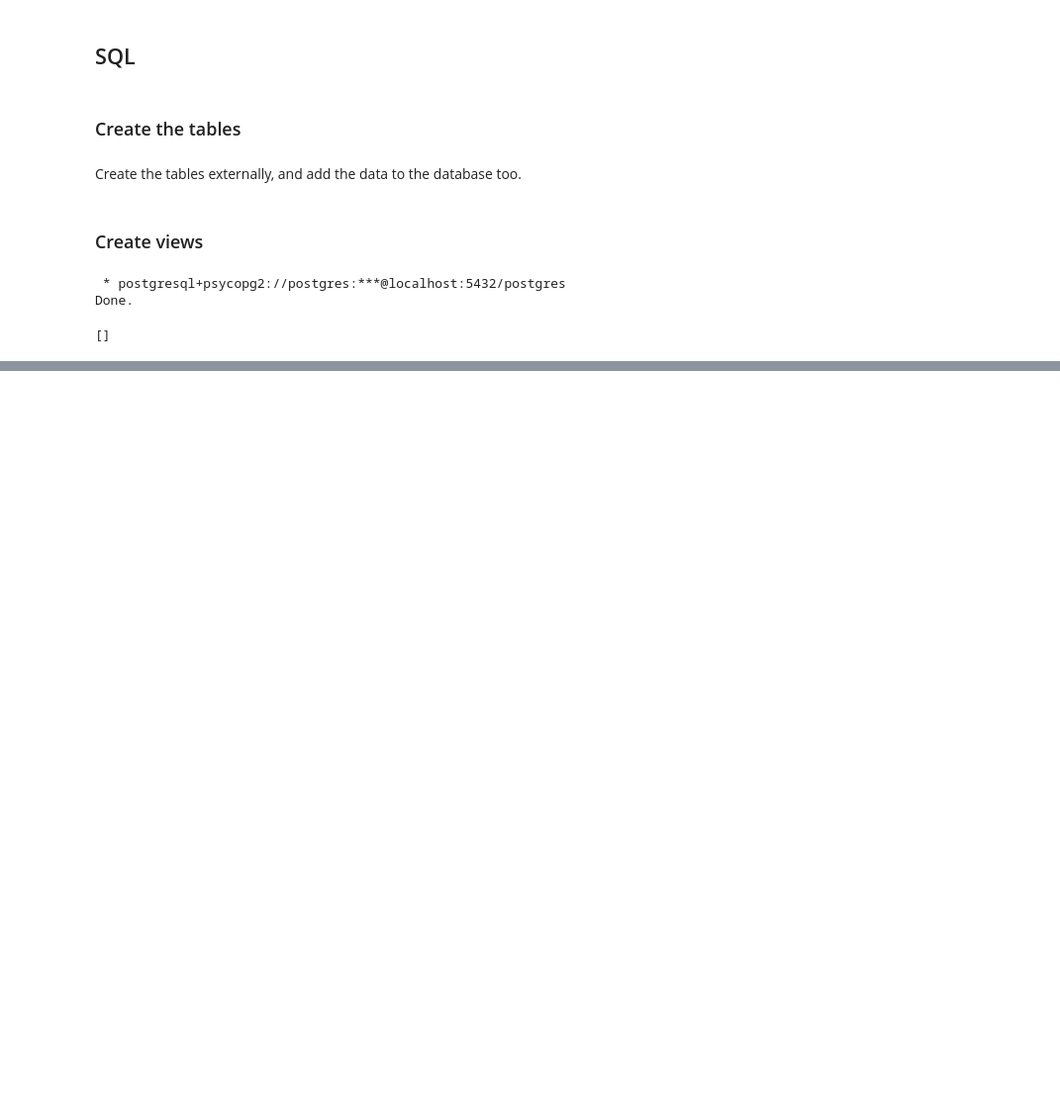
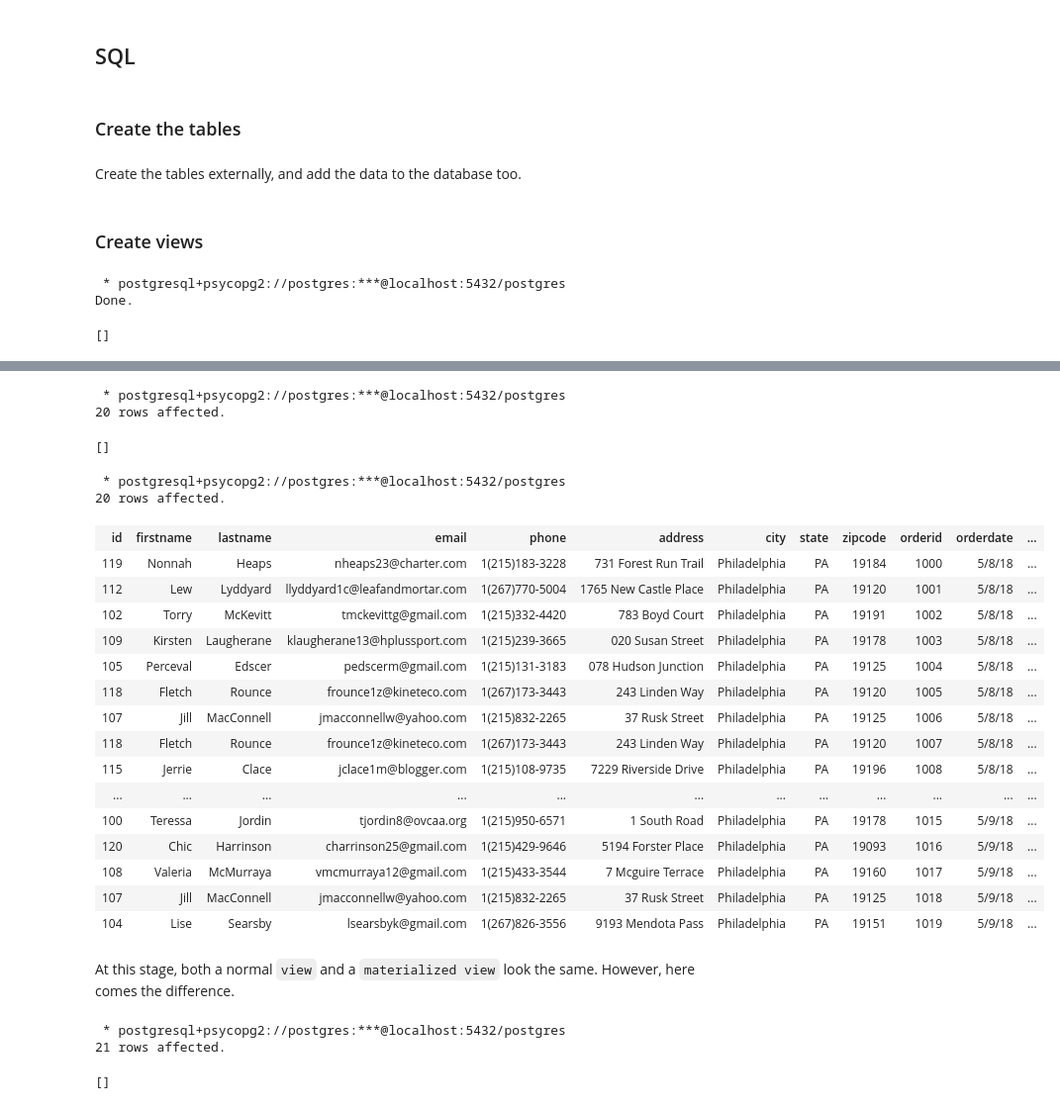
Before and after one commit to Inventrohyder/linkedin-learnig-Choosing-a-Database, a Jupyter notebook: Queries.ipynb, the cells around one changed output, grey strips where cells are left out. Shown: that part at 99% size. Drawn from its saved outputs; the diff is of its cells as text; code cells hidden in the pictures; blank space fills up the shorter version.

Commit message:
🧐 feat: create views in notebook

```diff
--- a/Queries.ipynb
+++ b/Queries.ipynb
@@ -78,0 +79,50 @@ FROM customer_and_orders;
+# %%
+%%sql
+-- create a materialized view
+CREATE MATERIALIZED VIEW customers_and_orders_mat AS
+SELECT *
+FROM customer c
+	JOIN
+	"Order" o ON o.customerId = c.id;
+# %% [output]
+ * postgresql+psycopg2://postgres:***@localhost:5432/postgres
+20 rows affected.
+[]
+# %%
+%%sql
+-- check what's inside the materialized view
+SELECT *
+FROM customers_and_orders_mat;
+# %% [output]
+ * postgresql+psycopg2://postgres:***@localhost:5432/postgres
+20 rows affected.
+| id | firstname | lastname | email | phone | address | city | state | zipcode | orderid | orderdate | ... |
+| 119 | Nonnah | Heaps | nheaps23@charter.com | 1(215)183-3228 | 731 Forest Run Trail | Philadelphia | PA | 19184 | 1000 | 5/8/18 | ... |
+| 112 | Lew | Lyddyard | llyddyard1c@leafandmortar.com | 1(267)770-5004 | 1765 New Castle Place | Philadelphia | PA | 19120 | 1001 | 5/8/18 | ... |
+| 102 | Torry | McKevitt | tmckevittg@gmail.com | 1(215)332-4420 | 783 Boyd Court | Philadelphia | PA | 19191 | 1002 | 5/8/18 | ... |
+| 109 | Kirsten | Laugherane | klaugherane13@hplussport.com | 1(215)239-3665 | 020 Susan Street | Philadelphia | PA | 19178 | 1003 | 5/8/18 | ... |
+| 105 | Perceval | Edscer | pedscerm@gmail.com | 1(215)131-3183 | 078 Hudson Junction | Philadelphia | PA | 19125 | 1004 | 5/8/18 | ... |
+| 118 | Fletch | Rounce | frounce1z@kineteco.com | 1(267)173-3443 | 243 Linden Way | Philadelphia | PA | 19120 | 1005 | 5/8/18 | ... |
+| 107 | Jill | MacConnell | jmacconnellw@yahoo.com | 1(215)832-2265 | 37 Rusk Street | Philadelphia | PA | 19125 | 1006 | 5/8/18 | ... |
+| 118 | Fletch | Rounce | frounce1z@kineteco.com | 1(267)173-3443 | 243 Linden Way | Philadelphia | PA | 19120 | 1007 | 5/8/18 | ... |
+| 115 | Jerrie | Clace | jclace1m@blogger.com | 1(215)108-9735 | 7229 Riverside Drive | Philadelphia | PA | 19196 | 1008 | 5/8/18 | ... |
+| ... | ... | ... | ... | ... | ... | ... | ... | ... | ... | ... | ... |
+| 100 | Teressa | Jordin | tjordin8@ovcaa.org | 1(215)950-6571 | 1 South Road | Philadelphia | PA | 19178 | 1015 | 5/9/18 | ... |
+| 120 | Chic | Harrinson | charrinson25@gmail.com | 1(215)429-9646 | 5194 Forster Place | Philadelphia | PA | 19093 | 1016 | 5/9/18 | ... |
+| 108 | Valeria | McMurraya | vmcmurraya12@gmail.com | 1(215)433-3544 | 7 Mcguire Terrace | Philadelphia | PA | 19160 | 1017 | 5/9/18 | ... |
+| 107 | Jill | MacConnell | jmacconnellw@yahoo.com | 1(215)832-2265 | 37 Rusk Street | Philadelphia | PA | 19125 | 1018 | 5/9/18 | ... |
+| 104 | Lise | Searsby | lsearsbyk@gmail.com | 1(267)826-3556 | 9193 Mendota Pass | Philadelphia | PA | 19151 | 1019 | 5/9/18 | ... |
+# %% [markdown]
+At this stage, both a normal `view` and a `materialized view` look the same.
+However, here comes the difference.
+# %%
+%%sql
+-- The difference between a view and a materialized view
+-- update the customers table
+UPDATE customer
+SET city = 'New York'
+WHERE city = 'Philadelphia';
+# %% [output]
+ * postgresql+psycopg2://postgres:***@localhost:5432/postgres
+21 rows affected.
+[]
```
Also changed, not shown: parts of 8 cells of this notebook.
